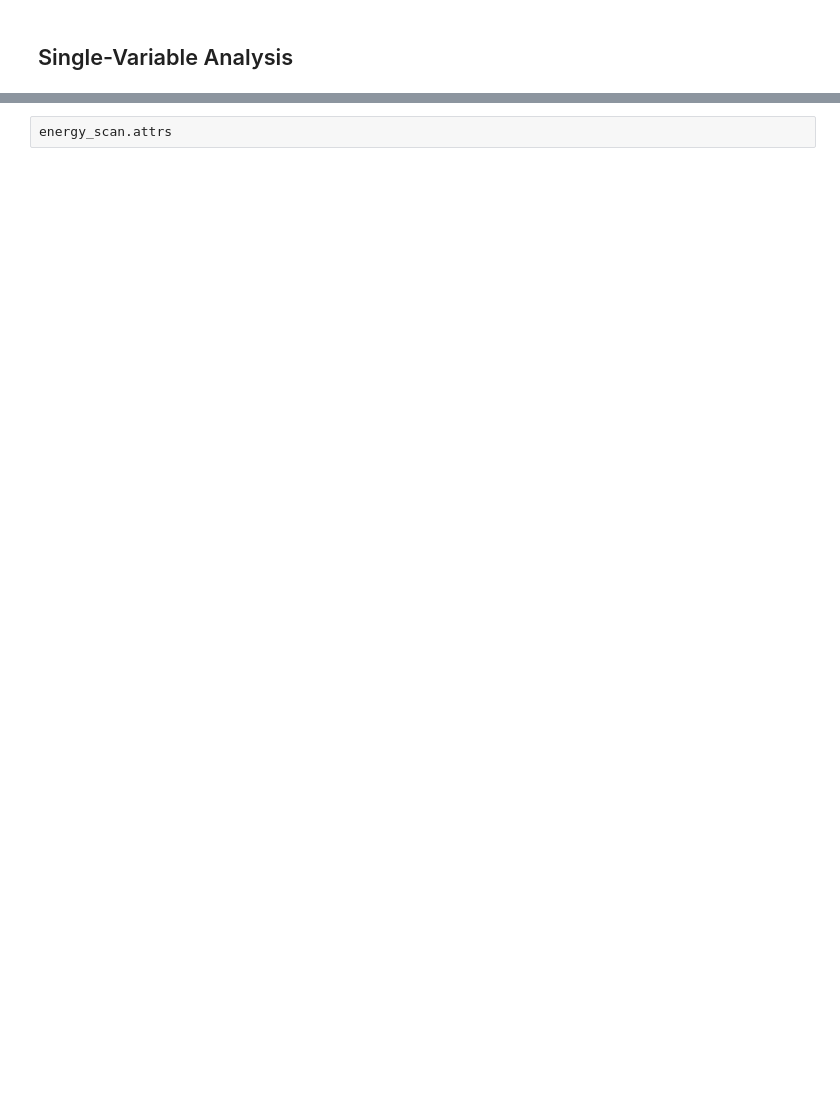
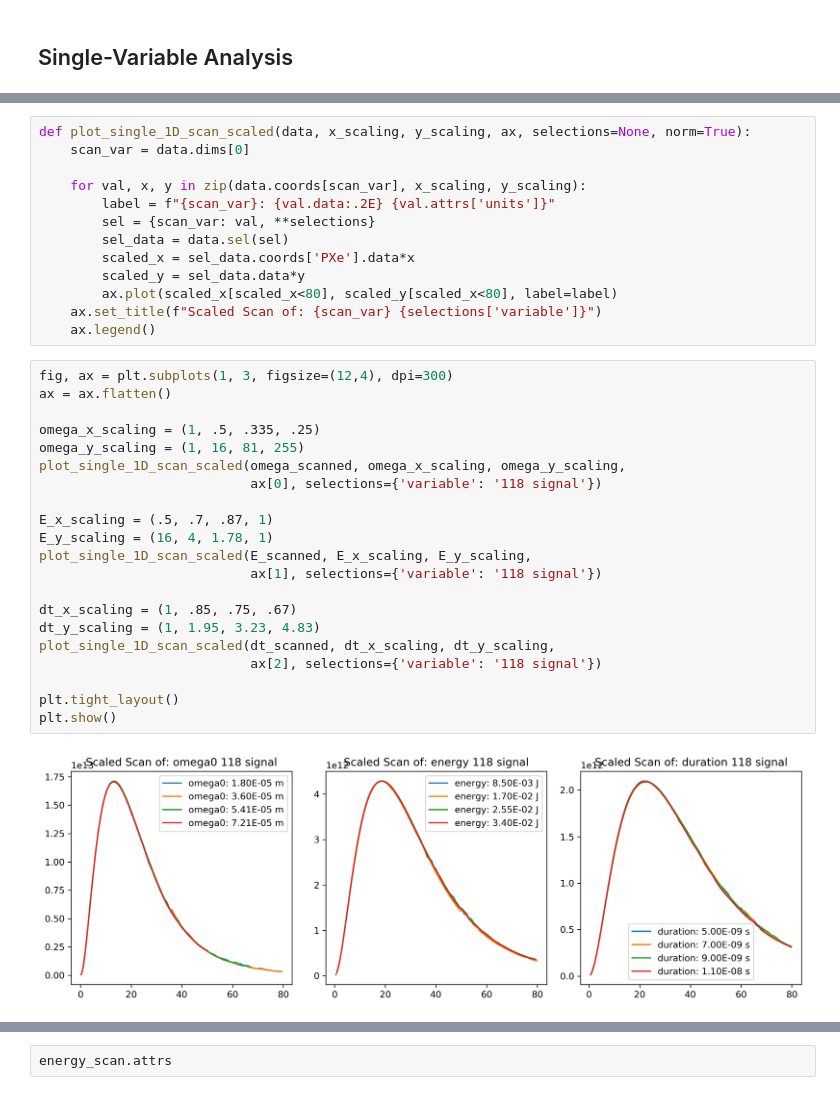
Before and after one commit to jasonbossert/uv_generation, a Jupyter notebook: notebooks/uv_generation.ipynb, the cells around one changed output, grey strips where cells are left out. Cells and saved outputs as stored; diff of their text form; blank space fills up the shorter version.

```diff
--- a/notebooks/uv_generation.ipynb
+++ b/notebooks/uv_generation.ipynb
@@ -850,0 +979,36 @@ scanned.sel(variable='118 signal', energy=0.017).plot()
+# %%
+def plot_single_1D_scan_scaled(data, x_scaling, y_scaling, ax, selections=None, norm=True):
+    scan_var = data.dims[0]
+
+    for val, x, y in zip(data.coords[scan_var], x_scaling, y_scaling):
+        label = f"{scan_var}: {val.data:.2E} {val.attrs['units']}"
+        sel = {scan_var: val, **selections}
+        sel_data = data.sel(sel)
+        scaled_x = sel_data.coords['PXe'].data*x
+        scaled_y = sel_data.data*y
+        ax.plot(scaled_x[scaled_x<80], scaled_y[scaled_x<80], label=label)
+    ax.set_title(f"Scaled Scan of: {scan_var} {selections['variable']}")
+    ax.legend()
+# %%
+fig, ax = plt.subplots(1, 3, figsize=(12,4), dpi=300)
+ax = ax.flatten()
+
+omega_x_scaling = (1, .5, .335, .25)
+omega_y_scaling = (1, 16, 81, 255)
+plot_single_1D_scan_scaled(omega_scanned, omega_x_scaling, omega_y_scaling,
+                           ax[0], selections={'variable': '118 signal'})
+
+E_x_scaling = (.5, .7, .87, 1)
+E_y_scaling = (16, 4, 1.78, 1)
+plot_single_1D_scan_scaled(E_scanned, E_x_scaling, E_y_scaling,
+                           ax[1], selections={'variable': '118 signal'})
+
+dt_x_scaling = (1, .85, .75, .67)
+dt_y_scaling = (1, 1.95, 3.23, 4.83)
+plot_single_1D_scan_scaled(dt_scanned, dt_x_scaling, dt_y_scaling,
+                           ax[2], selections={'variable': '118 signal'})
+
+plt.tight_layout()
+plt.show()
+# %% [output]
+[figure, added]
```
Also changed, not shown: parts of 50 cells of this notebook.
